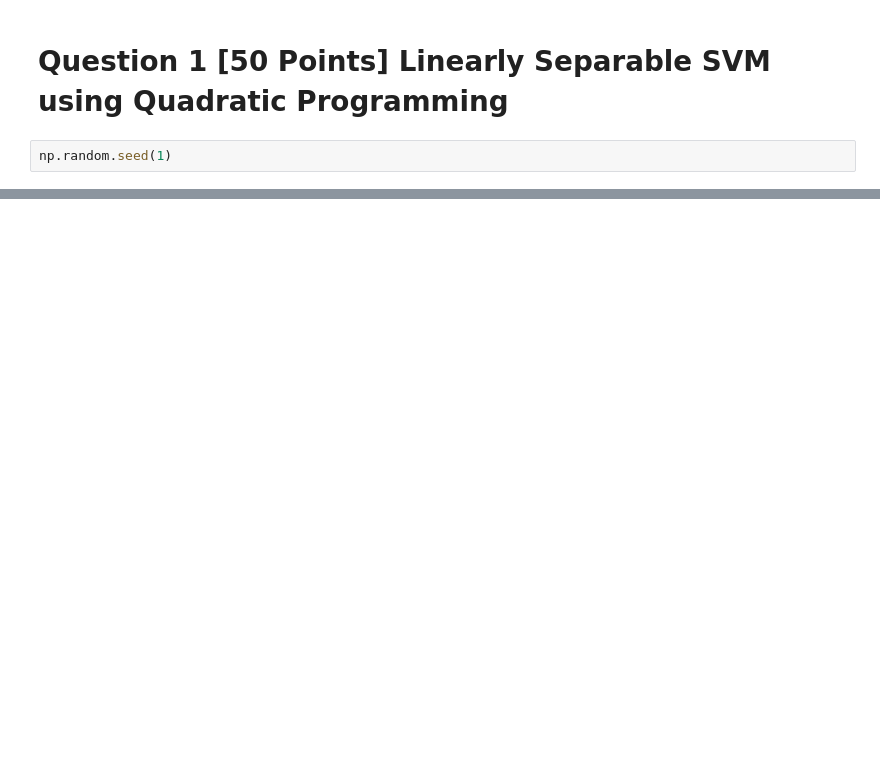
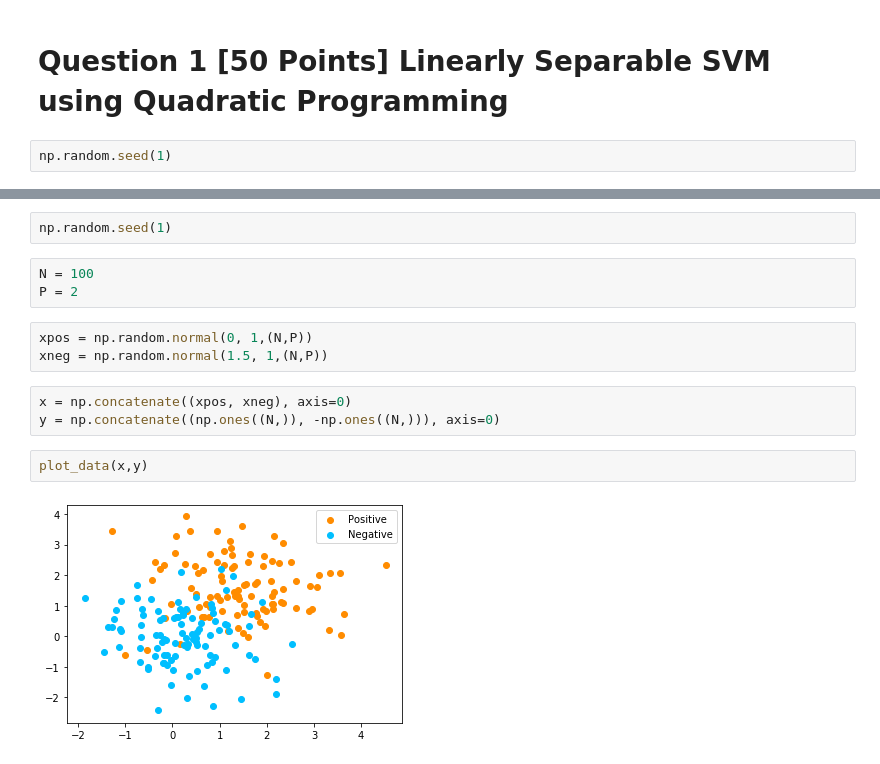
Before and after one commit to edgar971/cs598-stats, a Jupyter notebook: week-10/HW6_edgarsp2.ipynb, the cells around one changed output, grey strips where cells are left out. Saved outputs shown, nothing was run; the diff lists cells and outputs as text; blank space fills up the shorter version.

```diff
--- a/week-10/HW6_edgarsp2.ipynb
+++ b/week-10/HW6_edgarsp2.ipynb
@@ -85,0 +92,15 @@ array([ 1,  1,  1,  1,  1,  1,  1,  1,  1,  1,  1,  1,  1,  1,  1,  1,  1,
+# %%
+np.random.seed(1)
+# %%
+N = 100
+P = 2
+# %%
+xpos = np.random.normal(0, 1,(N,P))
+xneg = np.random.normal(1.5, 1,(N,P))
+# %%
+x = np.concatenate((xpos, xneg), axis=0)
+y = np.concatenate((np.ones((N,)), -np.ones((N,))), axis=0)
+# %%
+plot_data(x,y)
+# %% [output]
+[figure, added]
```
Also changed, not shown: parts of 32 cells of this notebook.
